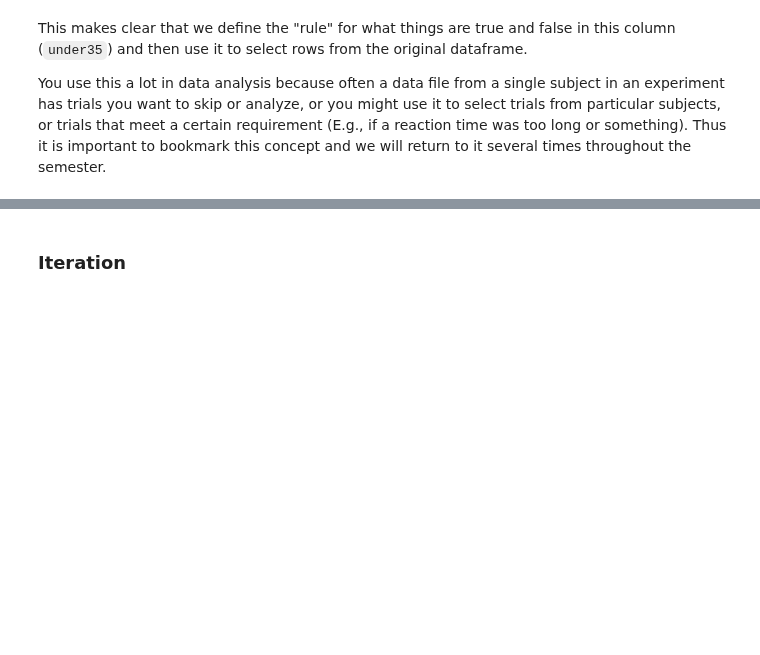
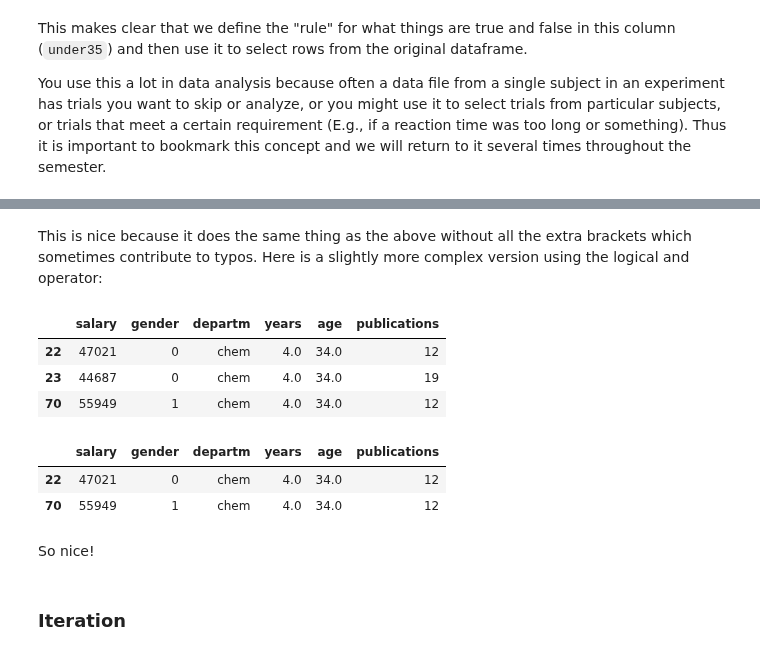
Before and after one commit to gureckis/nyu_lab_in_cognition, a Jupyter notebook: book/chapters/05/00-data.ipynb, the cells around one changed output, grey strips where cells are left out. Saved outputs shown, nothing was run; the diff lists cells and outputs as text; code cells hidden in the pictures; blank space fills up the shorter version.

Commit message:
adding info about query()

```diff
--- a/book/chapters/05/00-data.ipynb
+++ b/book/chapters/05/00-data.ipynb
@@ -986,3 +1000,20 @@ You use this a lot in data analysis because often a data file from a single subj
+# %% [markdown]
+This is nice because it does the same thing as the above without all the extra brackets which sometimes contribute to typos.  Here is a slightly more complex version using the logical and operator:
+# %%
+df.query("age<35 & departm=='chem'")
+# %% [output]
+|  | salary | gender | departm | years | age | publications |
+| 22 | 47021 | 0 | chem | 4.0 | 34.0 | 12 |
+| 23 | 44687 | 0 | chem | 4.0 | 34.0 | 19 |
+| 70 | 55949 | 1 | chem | 4.0 | 34.0 | 12 |
+# %%
+df.query("age<35 & departm=='chem' & publications == 12")
+# %% [output]
+|  | salary | gender | departm | years | age | publications |
+| 22 | 47021 | 0 | chem | 4.0 | 34.0 | 12 |
+| 70 | 55949 | 1 | chem | 4.0 | 34.0 | 12 |
+# %% [markdown]
+So nice!
 # %% [markdown]
 ### Iteration
 # %% [markdown]
```
Also changed, not shown: parts of 2 cells of this notebook.
